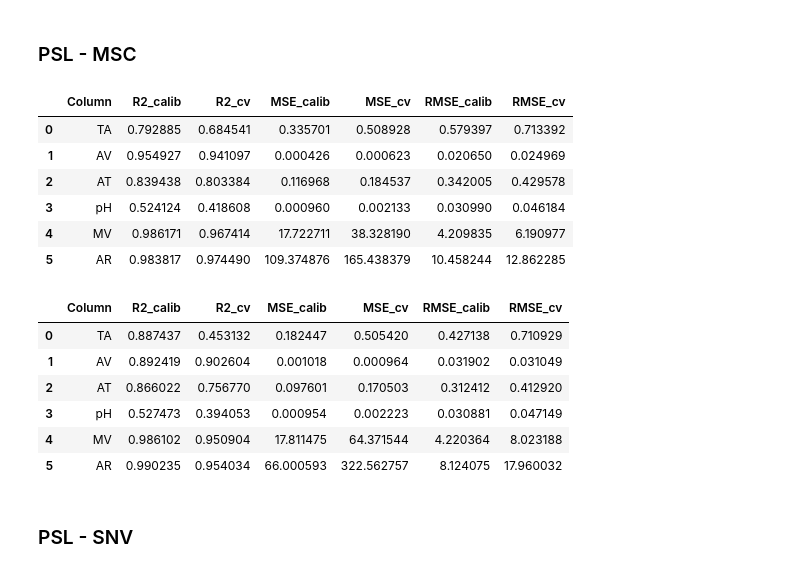
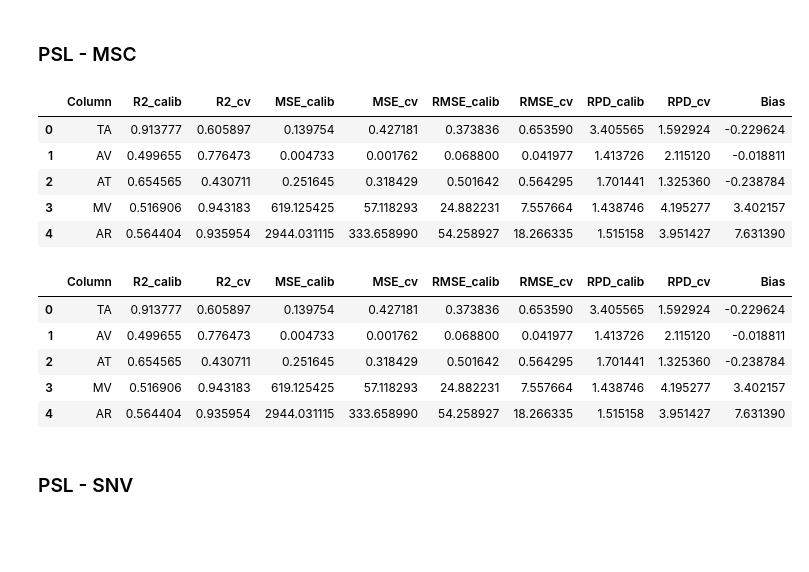
Before and after one commit to xndrxssx/field_spec_data_tests, a Jupyter notebook: field_spec_predição.ipynb, the cells around one changed output. Saved outputs shown, nothing was run; the diff lists cells and outputs as text; code cells hidden in the pictures; blank space fills up the shorter version.

```diff
--- a/field_spec_predição.ipynb
+++ b/field_spec_predição.ipynb
@@ -250,6 +257,6 @@ plt.show()
 # Divisão de dados
 # %%
 # Lista de conjuntos de dados espectrais (X) e atributos de qualidade (Y) para cada dispositivo
-Y = fs_df[['TA', 'AV', 'AT', 'pH', 'MV', 'AR']]
+Y = fs_df[['TA', 'AV', 'AT', 'MV', 'AR']]
 X = dados_wl
-Y_ar = fs_df['AR'].values
+X_train_fs, X_test_fs, y_train_fs, y_test_fs = train_test_split(X, Y, test_size=0.3, random_state = 0)
@@ -258,7 +373,7 @@ Y_ar = fs_df['AR'].values
 # %% [markdown]
 ### PSL (k-fold e cv)
 # %%
-def optimise_pls_cv(X, Y, n_comp):
+def optimise_pls_cv(X, Y, n_comp, random_state=0):
     '''
     Executa o PLS incluindo um número variável de componentes, até n_comp,
     e calcula MSE, RMSE, R^2 e RPD para calibração e validação.
@@ -279,7 +394,7 @@ def optimise_pls_cv(X, Y, n_comp):
         y = Y[col]  # Seleciona a coluna atual de Y
 
         mse_col = []  # Lista para armazenar os MSEs para a coluna atual
-        component = np.arange(1, n_comp)  # Número de componentes a serem testados
+        component = np.arange(1, n_comp+1)  # Número de componentes a serem testados
 
         # Itera sobre cada número de componentes
         for i in component:
@@ -346,7 +461,7 @@ def optimise_pls_cv(X, Y, n_comp):
 
     return results_df
 # %%
-def optimise_pls_cv(X, Y, n_comp, test_size=0.3, random_state=None):
+def optimise_pls_cv(X, Y, n_comp, test_size=0.3, random_state=0):
     '''
     Executa o PLS incluindo um número variável de componentes, até n_comp,
     e calcula MSE, RMSE, R^2, RPD e bias usando divisão 70-30.
@@ -362,7 +477,7 @@ def optimise_pls_cv(X, Y, n_comp, test_size=0.3, random_state=None):
         mse_fold = []  # Lista para armazenar os MSEs para cada número de componentes
 
         # Itera sobre cada número de componentes de 1 até n_comp-1
-        for i in range(1, n_comp):
+        for i in range(1, n_comp+1):
             pls = PLSRegression(n_components=i)  # Cria o modelo PLS com i componentes
 
             # Ajusta o modelo PLS ao conjunto de treino
@@ -428,10 +543,10 @@ def optimise_pls_cv(X, Y, n_comp, test_size=0.3, random_state=None):
 
 # Supondo que você tenha X e Y definidos
 # Aplica a função optimise_pls_cv a diferentes conjuntos de dados
-results_pls_raw = optimise_pls_cv(dados_wl, Y, n_comp=6, random_state=42)
-results_pls_msc = optimise_pls_cv(df_msc, Y, n_comp=6, random_state=42)
-results_pls_snv = optimise_pls_cv(df_snv, Y, n_comp=6, random_state=42)
-results_pls_sg = optimise_pls_cv(sav_gol, Y, n_comp=6, random_state=42)
+results_pls_raw = optimise_pls_cv(dados_wl, Y, n_comp=6, random_state=0)
+results_pls_msc = optimise_pls_cv(df_msc, Y, n_comp=6, random_state=0)
+results_pls_snv = optimise_pls_cv(df_snv, Y, n_comp=6, random_state=0)
+results_pls_sg = optimise_pls_cv(sav_gol, Y, n_comp=6, random_state=0)
 # %% [markdown]
 ### PSL - RAW
 # %%
@@ -458,26 +571,24 @@ results_pls_raw
 # %% [markdown]
 ### PSL - MSC
 # %%
-msc_psl = optimise_pls_cv(df_msc,Y,5)
+msc_psl = optimise_pls_cv(df_msc,Y,6)
 msc_psl
 # %% [output]
-|  | Column | R2_calib | R2_cv | MSE_calib | MSE_cv | RMSE_calib | RMSE_cv |
-| 0 | TA | 0.792885 | 0.684541 | 0.335701 | 0.508928 | 0.579397 | 0.713392 |
-| 1 | AV | 0.954927 | 0.941097 | 0.000426 | 0.000623 | 0.020650 | 0.024969 |
-| 2 | AT | 0.839438 | 0.803384 | 0.116968 | 0.184537 | 0.342005 | 0.429578 |
-| 3 | pH | 0.524124 | 0.418608 | 0.000960 | 0.002133 | 0.030990 | 0.046184 |
-| 4 | MV | 0.986171 | 0.967414 | 17.722711 | 38.328190 | 4.209835 | 6.190977 |
-| 5 | AR | 0.983817 | 0.974490 | 109.374876 | 165.438379 | 10.458244 | 12.862285 |
+|  | Column | R2_calib | R2_cv | MSE_calib | MSE_cv | RMSE_calib | RMSE_cv | RPD_calib | RPD_cv | Bias |
+| 0 | TA | 0.913777 | 0.605897 | 0.139754 | 0.427181 | 0.373836 | 0.653590 | 3.405565 | 1.592924 | -0.229624 |
+| 1 | AV | 0.499655 | 0.776473 | 0.004733 | 0.001762 | 0.068800 | 0.041977 | 1.413726 | 2.115120 | -0.018811 |
+| 2 | AT | 0.654565 | 0.430711 | 0.251645 | 0.318429 | 0.501642 | 0.564295 | 1.701441 | 1.325360 | -0.238784 |
+| 3 | MV | 0.516906 | 0.943183 | 619.125425 | 57.118293 | 24.882231 | 7.557664 | 1.438746 | 4.195277 | 3.402157 |
+| 4 | AR | 0.564404 | 0.935954 | 2944.031115 | 333.658990 | 54.258927 | 18.266335 | 1.515158 | 3.951427 | 7.631390 |
 # %%
 results_pls_msc
 # %% [output]
-|  | Column | R2_calib | R2_cv | MSE_calib | MSE_cv | RMSE_calib | RMSE_cv |
-| 0 | TA | 0.887437 | 0.453132 | 0.182447 | 0.505420 | 0.427138 | 0.710929 |
-| 1 | AV | 0.892419 | 0.902604 | 0.001018 | 0.000964 | 0.031902 | 0.031049 |
-| 2 | AT | 0.866022 | 0.756770 | 0.097601 | 0.170503 | 0.312412 | 0.412920 |
-| 3 | pH | 0.527473 | 0.394053 | 0.000954 | 0.002223 | 0.030881 | 0.047149 |
-| 4 | MV | 0.986102 | 0.950904 | 17.811475 | 64.371544 | 4.220364 | 8.023188 |
-| 5 | AR | 0.990235 | 0.954034 | 66.000593 | 322.562757 | 8.124075 | 17.960032 |
+|  | Column | R2_calib | R2_cv | MSE_calib | MSE_cv | RMSE_calib | RMSE_cv | RPD_calib | RPD_cv | Bias |
+| 0 | TA | 0.913777 | 0.605897 | 0.139754 | 0.427181 | 0.373836 | 0.653590 | 3.405565 | 1.592924 | -0.229624 |
+| 1 | AV | 0.499655 | 0.776473 | 0.004733 | 0.001762 | 0.068800 | 0.041977 | 1.413726 | 2.115120 | -0.018811 |
+| 2 | AT | 0.654565 | 0.430711 | 0.251645 | 0.318429 | 0.501642 | 0.564295 | 1.701441 | 1.325360 | -0.238784 |
+| 3 | MV | 0.516906 | 0.943183 | 619.125425 | 57.118293 | 24.882231 | 7.557664 | 1.438746 | 4.195277 | 3.402157 |
+| 4 | AR | 0.564404 | 0.935954 | 2944.031115 | 333.658990 | 54.258927 | 18.266335 | 1.515158 | 3.951427 | 7.631390 |
 # %% [markdown]
 ### PSL - SNV
 # %%
```
Also changed, not shown: parts of 47 cells of this notebook, 14 other files.
